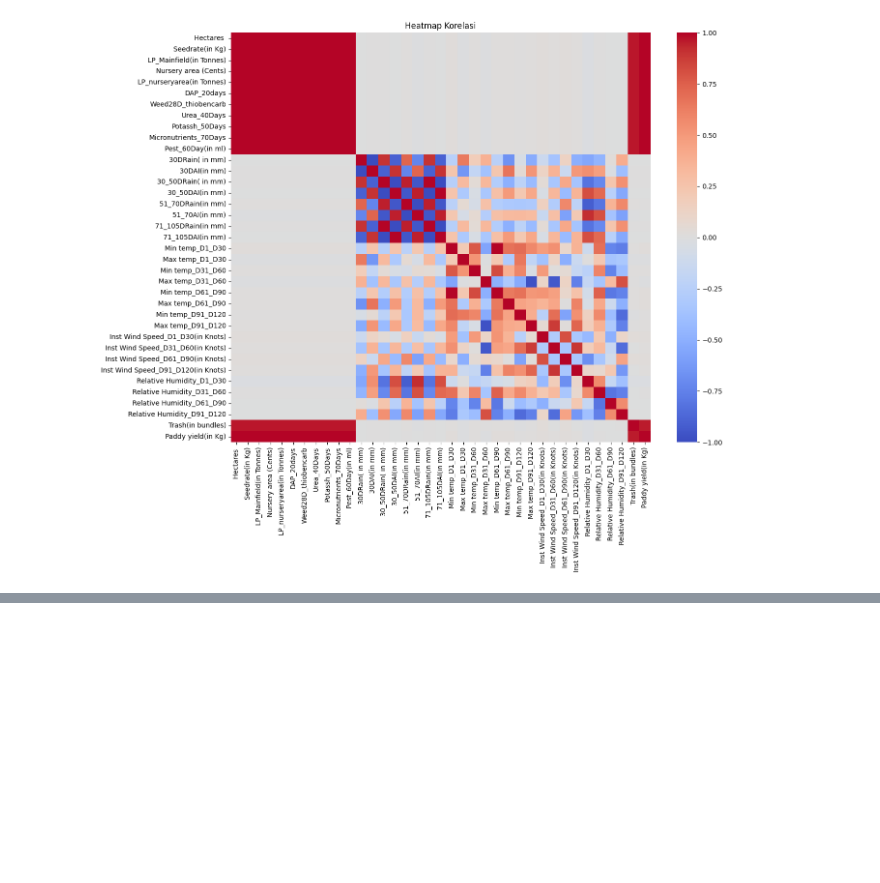
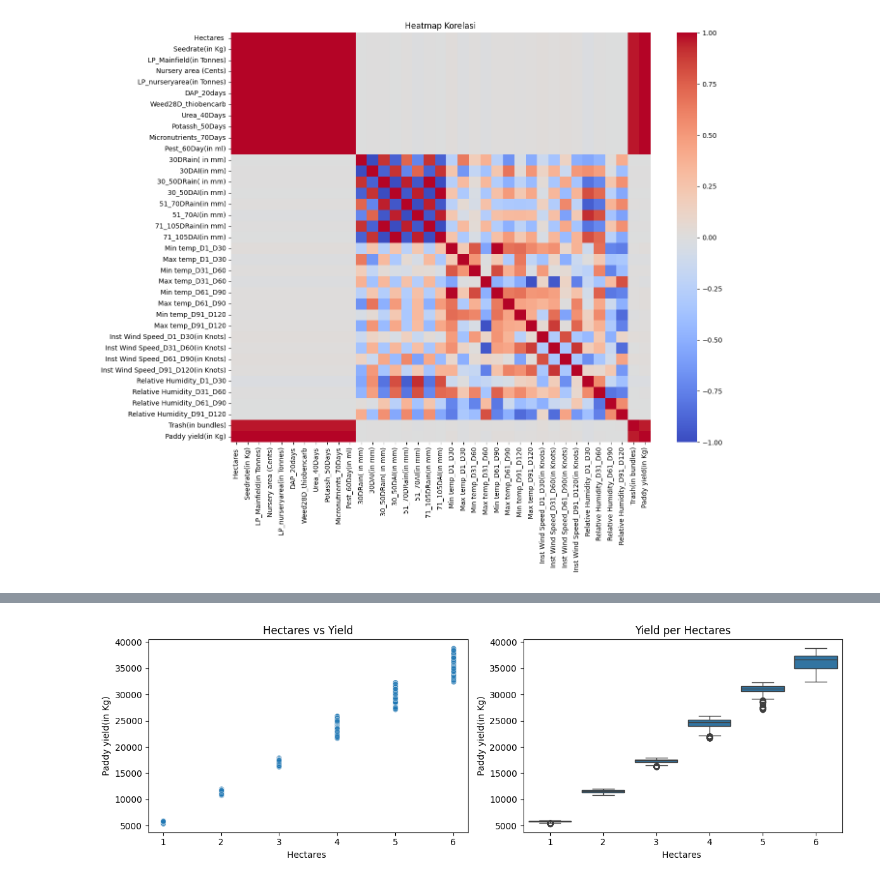
Before and after one commit to araafya/FP-MachineLearning, a Jupyter notebook: EDA and Preprocessing/notebook.ipynb, the cells around one changed output, grey strips where cells are left out. Saved outputs shown, nothing was run; the diff lists cells and outputs as text; code cells hidden in the pictures; blank space fills up the shorter version.

```diff
--- a/EDA and Preprocessing/notebook.ipynb
+++ b/EDA and Preprocessing/notebook.ipynb
@@ -128,0 +203,9 @@ plt.title('Heatmap Korelasi'); plt.show()
+# %%
+# Hubungan fitur terkuat (Hectares) dengan target
+fig, ax = plt.subplots(1, 2, figsize=(12, 4))
+sns.scatterplot(data=data, x='Hectares ', y=target, alpha=0.4, ax=ax[0])
+sns.boxplot(data=data, x='Hectares ', y=target, ax=ax[1])
+ax[0].set_title('Hectares vs Yield'); ax[1].set_title('Yield per Hectares')
+plt.tight_layout(); plt.show()
+# %% [output]
+[figure, added]
```
Also changed, not shown: parts of 9 cells of this notebook, 1 other file.
